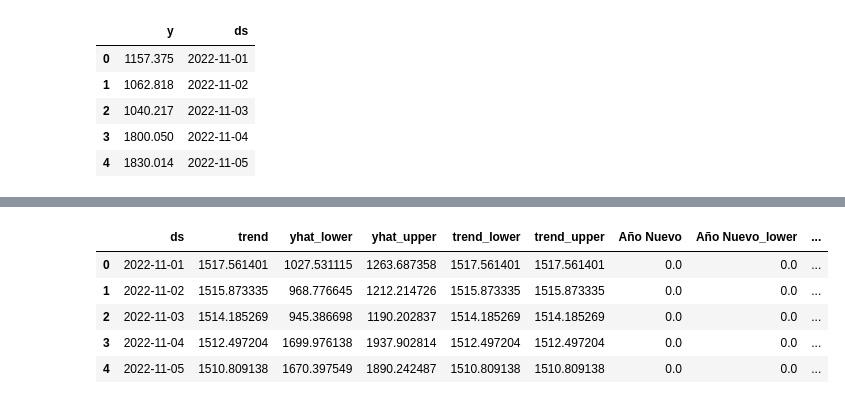
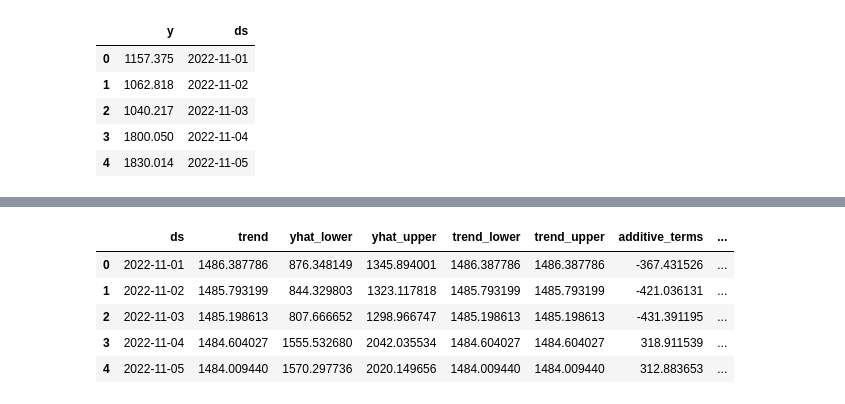
Before and after one commit to gar22891uvg/ProyectoFinalGRP4, a Jupyter notebook: Tarea Semana 3_GRP4.ipynb, the cells around one changed output, grey strips where cells are left out. Saved outputs shown, nothing was run; the diff lists cells and outputs as text; code cells hidden in the pictures.

```diff
--- a/Tarea Semana 3_GRP4.ipynb
+++ b/Tarea Semana 3_GRP4.ipynb
@@ -430,9 +430,17 @@ pred.head()
 | 2 | 1040.217 | 2022-11-03 |
 | 3 | 1800.050 | 2022-11-04 |
 | 4 | 1830.014 | 2022-11-05 |
+# %%
+train_data_pr=pred.iloc[:len(pred)-30]
+test_data_pr=pred.iloc[len(pred)-30:]
+train_data=pred.iloc[:len(pred)-30]
+test_data=pred.iloc[len(pred)-30:]
 # %%
-m = Prophet(holidays=holidays, interval_width=0.95, seasonality_mode='additive', weekly_seasonality=True)
-model = m.fit(pred)
+#m = Prophet(holidays=holidays, interval_width=0.95, seasonality_mode='additive', weekly_seasonality=True)
+#model = m.fit(train_data_pr)
+
+m = Prophet(interval_width=0.95, seasonality_mode='additive', weekly_seasonality=True)
+model = m.fit(train_data_pr)
 # %% [output]
 INFO:prophet:Disabling yearly seasonality. Run prophet with yearly_seasonality=True to override this.
 INFO:prophet:Disabling daily seasonality. Run prophet with daily_seasonality=True to override this.
@@ -447,12 +455,12 @@ INFO:cmdstanpy:Chain [1] start processing
 INFO:cmdstanpy:Chain [1] done processing
 # %%
-future = m.make_future_dataframe(periods=14, freq='D')
-forecast = m.predict(future)
-forecast.head()
+future = m.make_future_dataframe(periods=30, freq='D',include_history=True)
+prophet_pred = m.predict(future)
+prophet_pred.head()
 # %% [output]
-|  | ds | trend | yhat_lower | yhat_upper | trend_lower | trend_upper | Año Nuevo | Año Nuevo_lower | ... |
-| 0 | 2022-11-01 | 1517.561401 | 1027.531115 | 1263.687358 | 1517.561401 | 1517.561401 | 0.0 | 0.0 | ... |
-| 1 | 2022-11-02 | 1515.873335 | 968.776645 | 1212.214726 | 1515.873335 | 1515.873335 | 0.0 | 0.0 | ... |
-| 2 | 2022-11-03 | 1514.185269 | 945.386698 | 1190.202837 | 1514.185269 | 1514.185269 | 0.0 | 0.0 | ... |
-| 3 | 2022-11-04 | 1512.497204 | 1699.976138 | 1937.902814 | 1512.497204 | 1512.497204 | 0.0 | 0.0 | ... |
-| 4 | 2022-11-05 | 1510.809138 | 1670.397549 | 1890.242487 | 1510.809138 | 1510.809138 | 0.0 | 0.0 | ... |
+|  | ds | trend | yhat_lower | yhat_upper | trend_lower | trend_upper | additive_terms | ... |
+| 0 | 2022-11-01 | 1486.387786 | 876.348149 | 1345.894001 | 1486.387786 | 1486.387786 | -367.431526 | ... |
+| 1 | 2022-11-02 | 1485.793199 | 844.329803 | 1323.117818 | 1485.793199 | 1485.793199 | -421.036131 | ... |
+| 2 | 2022-11-03 | 1485.198613 | 807.666652 | 1298.966747 | 1485.198613 | 1485.198613 | -431.391195 | ... |
+| 3 | 2022-11-04 | 1484.604027 | 1555.532680 | 2042.035534 | 1484.604027 | 1484.604027 | 318.911539 | ... |
+| 4 | 2022-11-05 | 1484.009440 | 1570.297736 | 2020.149656 | 1484.009440 | 1484.009440 | 312.883653 | ... |
```
Also changed, not shown: parts of 15 cells of this notebook.
